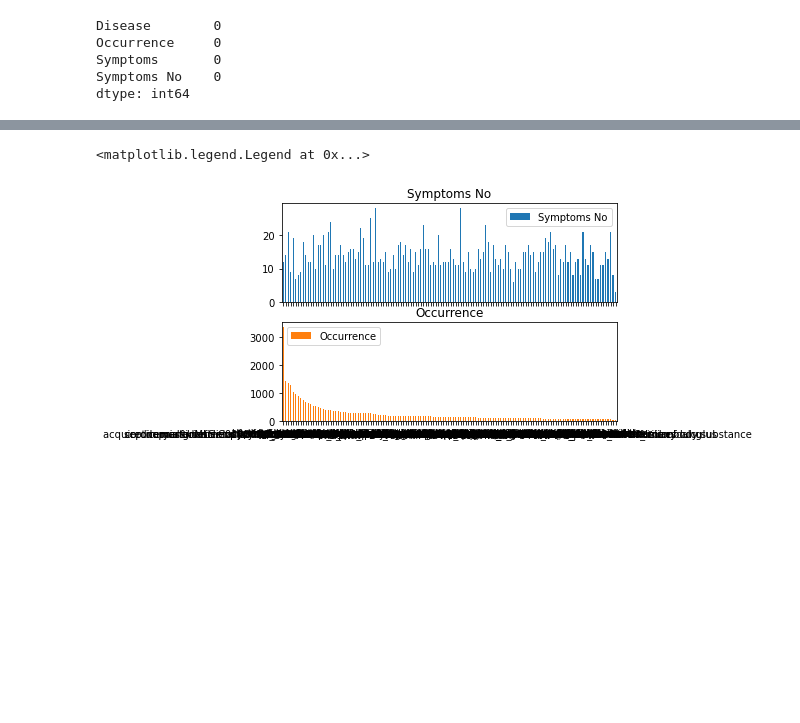
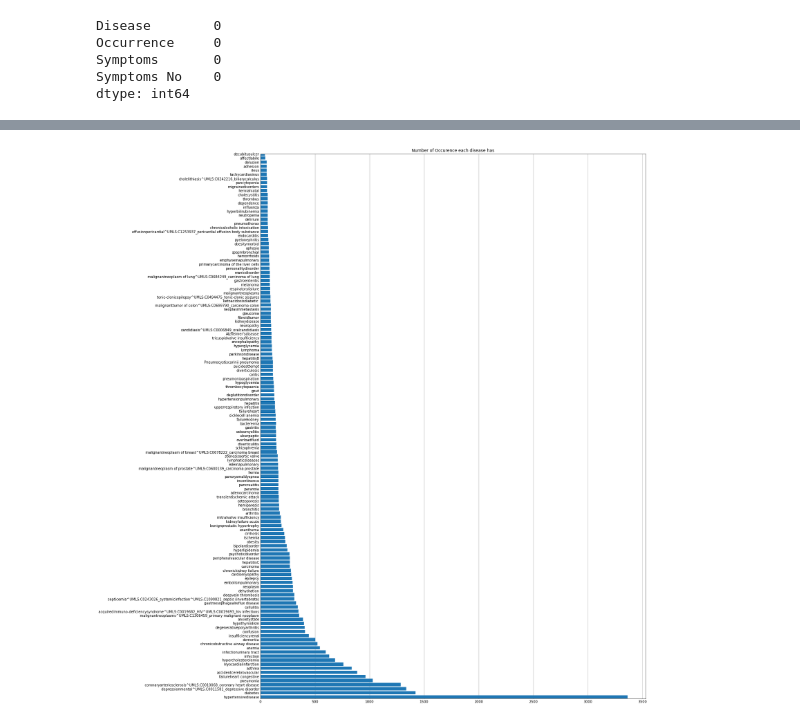
Before and after one commit to teddyoweh/Disease-Data-WebScrape-Analysis, a Jupyter notebook: main.ipynb, the cells around one changed output, grey strips where cells are left out. Cells and saved outputs as stored; diff of their text form; code cells hidden in the pictures; blank space fills up the shorter version.

```diff
--- a/main.ipynb
+++ b/main.ipynb
@@ -105,9 +109,20 @@ depressionmental^UMLS:C0011581_depressive disorder
-# %%
-
-newdf= pd.DataFrame({'Symptoms No': symptomsno,
-                   'Occurrence': occurrence}, index=disease)
-ax = newdf.plot.bar(rot=0,subplots=True)
-ax[1].legend(loc=2)
-# %% [output]
-<matplotlib.legend.Legend at 0x...>
-[figure, removed]
+# %%
+
+def plotinfo(array,title):
+    data = np.array(array)
+    idx = np.arange(len(array))
+    plt.rcParams["figure.figsize"] = (20,29)
+    fig = plt.figure()
+    ax = fig.add_subplot(111)
+    ax.set_ylim(-0.5, 4-0.5)
+
+    ax.tick_params(length=0)
+    ax.barh(idx, data, zorder=2,
+            tick_label=disease)
+    ax.grid(axis='x')
+    plt.title(title)
+    plt.show()
+# %%
+plotinfo(occurrence,'Number of Occurence each disease has')
+# %% [output]
+[figure, added]
```
Also changed, not shown: parts of 10 cells of this notebook.
